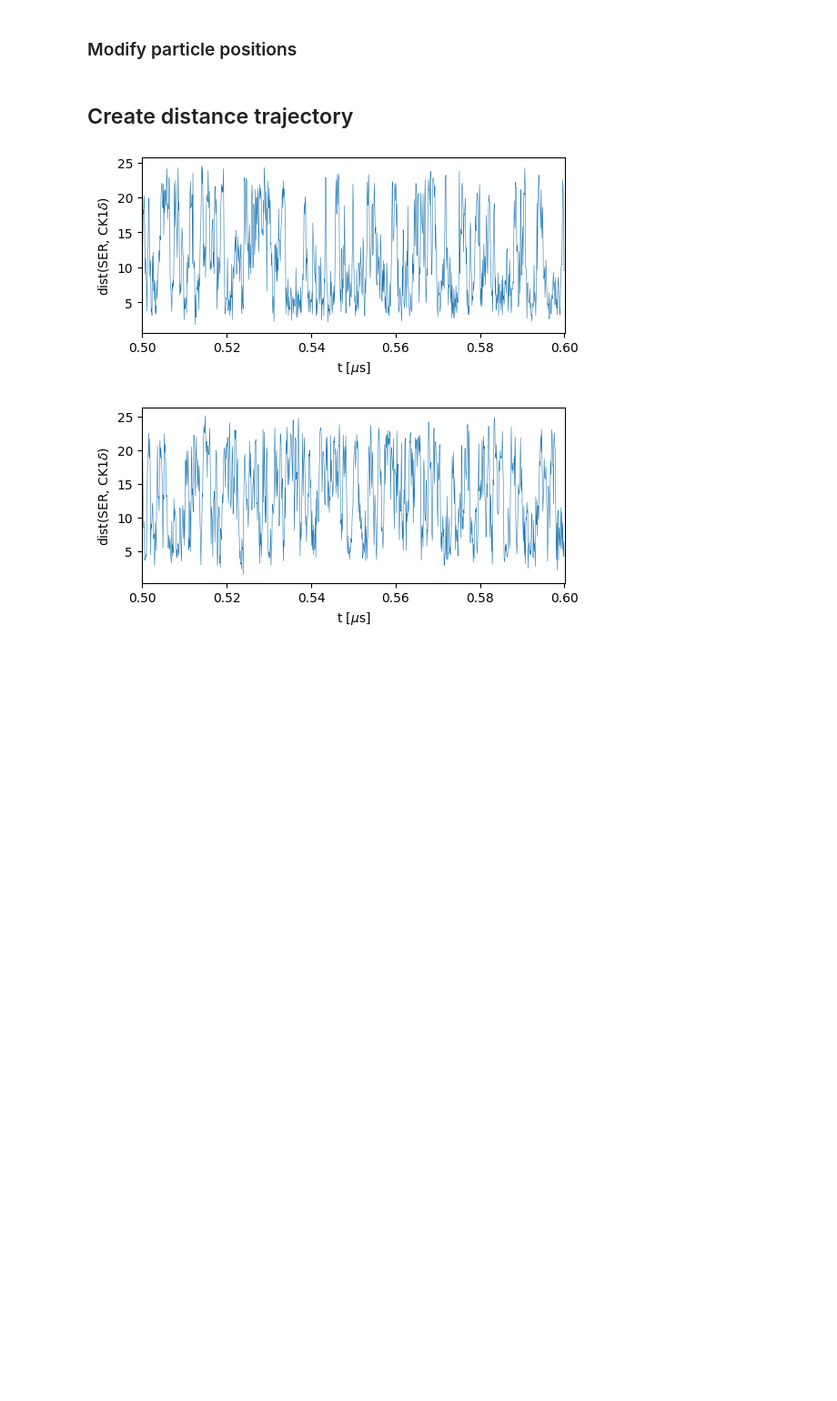
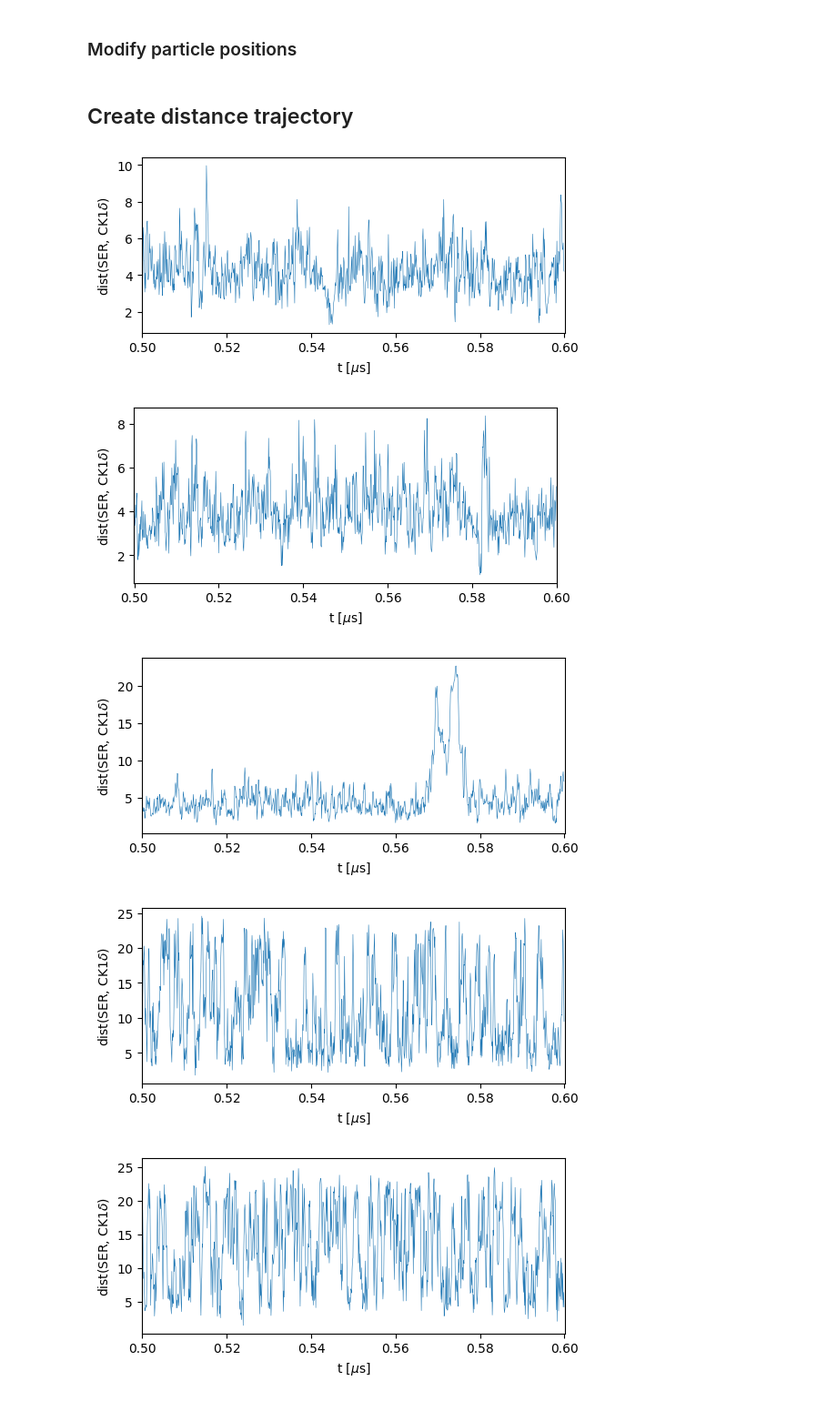
Before and after one commit to ezippo/HPA, a Jupyter notebook: process_traj.ipynb, the cells around one changed output. Shown at 91% size. Drawn from its saved outputs; the diff is of its cells as text; code cells hidden in the pictures; blank space fills up the shorter version.

```diff
--- a/process_traj.ipynb
+++ b/process_traj.ipynb
@@ -121,14 +122,18 @@ for i in [2500]:
 # %%
 rdump = 5
 rigid = ''
-dmu = 7.5
+dmu = 2.5
 temp='200K_'
 
 for s in range(1,4):
     d = hpau.create_distance_file(path_ness+f'sim_ser19_dmu-{dmu}_1-tdp43-5pser_1-{rigid}ck1d-open_{temp}{rdump}k/sim{s}_ser19_dmu-{dmu}_1-tdp43-5pser_com-{rigid}ck1d-open_CAL3_{temp}{rdump}k_20us_dump.gsd',
                                          id1=[300,301,302], id2=[i for i in range(154)], mean1=True, therm=0)
     np.savetxt(path_ness+f'sim_ser19_dmu-{dmu}_1-tdp43-5pser_1-{rigid}ck1d-open_{temp}{rdump}k/sim{s}_ser19_dmu-{dmu}_1-tdp43-5pser_com-{rigid}ck1d-open_CAL3_{temp}{rdump}k_20us_dist.txt', d)
     hpapl.plot_dist(d,part_id=5,start=5000,end=6000)
+# %% [output]
+[figure, added]
+[figure, added]
+[figure, added]
 # %%
 for s in range(1,11):
     d = hpau.create_distance_file(path_fix+f'sim_ser19_dmu-5_0_1-tdp43-5pser_1-ck1d-open_1-pp3_fixed/sim{s}_ser19_dmu-5_0_1-tdp43-5pser_com-ck1d-open_com-pp3_fixed_CAL3_dump.gsd',
```
Also changed, not shown: parts of 2 cells of this notebook, 3 other files.
